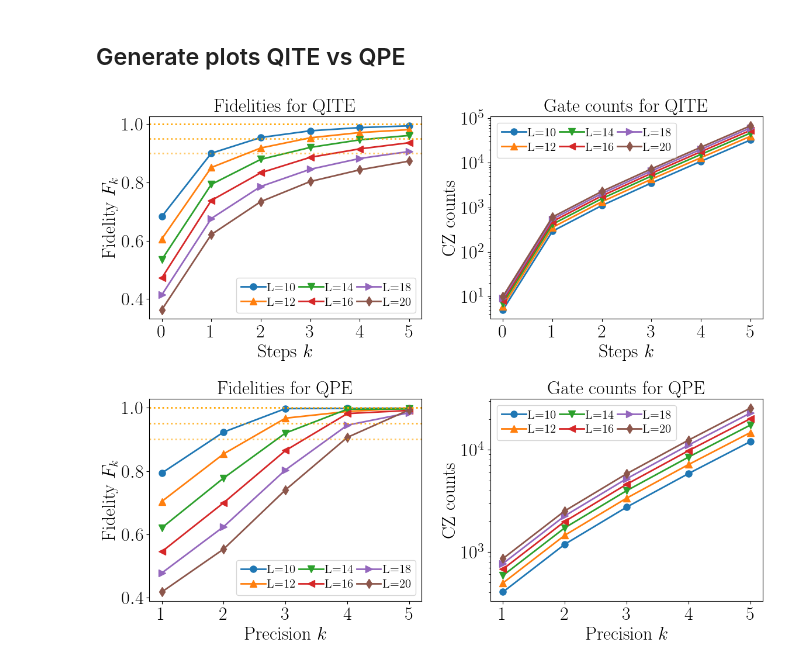
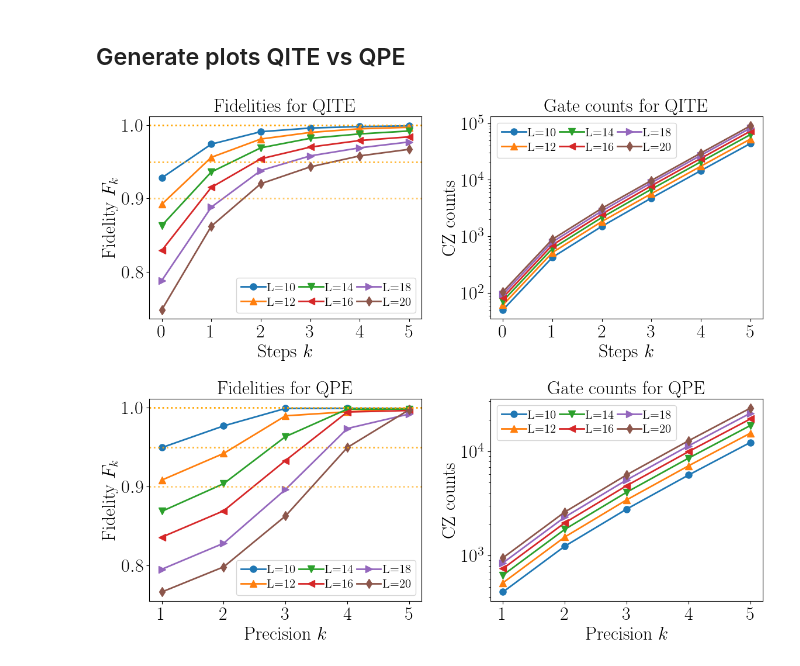
Before and after one commit to renezander90/DB-QITE, a Jupyter notebook: DB-QITE-PRL/generate_plots_PRL.ipynb, the cells around one changed output. Cells and saved outputs as stored; diff of their text form; code cells hidden in the pictures.

```diff
--- a/DB-QITE-PRL/generate_plots_PRL.ipynb
+++ b/DB-QITE-PRL/generate_plots_PRL.ipynb
@@ -584,7 +587,7 @@ for L in x_val:
 # %%
 import matplotlib.pyplot as plt
 
-index = 0 # 0 Singlet, 1 VQE
+index = 1 # 0 Singlet, 1 VQE
 markers = ['o', '^', 'v', '<', '>', 'd']
 
 fig, ((axF_QITE, axCZ_QITE), (axF_QPE, axCZ_QPE)) = plt.subplots(2, 2, figsize=(12, 10), gridspec_kw={"width_ratios": [1,1]})
@@ -663,31 +666,31 @@ for i,L in enumerate(list(range(10,22,2))):
 axF_QPE.axhline(y=1, color="orange", linestyle=':', alpha=1.0)
 axF_QPE.axhline(y=0.95, color="orange", linestyle=':', alpha=0.8)
 axF_QPE.axhline(y=0.9, color="orange", linestyle=':', alpha=0.6)
 
 axF_QPE.legend(loc="best", ncols=3, fontsize=15)
 axF_QPE.set_xticks(ticks = range(1, 6, 1))
 axF_QPE.set_xlabel(r"Precision $k$")
 axF_QPE.set_ylabel(r"Fidelity $F_k$")
 axF_QPE.set_title(r"Fidelities for QPE")
 
 ###############################################################################
 # SUBPLOT 2: CZ count QPE
 ###############################################################################
 
 for i,L in enumerate(list(range(10,22,2))):
     cz = [results_QPE[index][L][k]['ops']['cz'] for k in steps]
     axCZ_QPE.plot(steps, cz, marker=markers[i], label=r'L='+str(L))
 
 axCZ_QPE.legend(loc="best", ncols=3, fontsize=15)
 axCZ_QPE.set_yscale('log')
 axCZ_QPE.set_xticks(ticks = range(1, 6, 1))
 axCZ_QPE.set_xlabel(r"Precision $k$")
 axCZ_QPE.set_ylabel(r"CZ counts")
 axCZ_QPE.set_title(r"Gate counts for QPE")
 
 plt.tight_layout()
 #plt.savefig("plots/QITE_QPE_Heisenberg_Singlet_log.pdf")
 #plt.savefig("plots/QITE_QPE_Heisenberg_VQE_log.pdf")
 plt.show()
 # %% [output]
-[figure, old version]
+[figure, new version]
```
Also changed, not shown: parts of 1 cell of this notebook, 1 other file.
